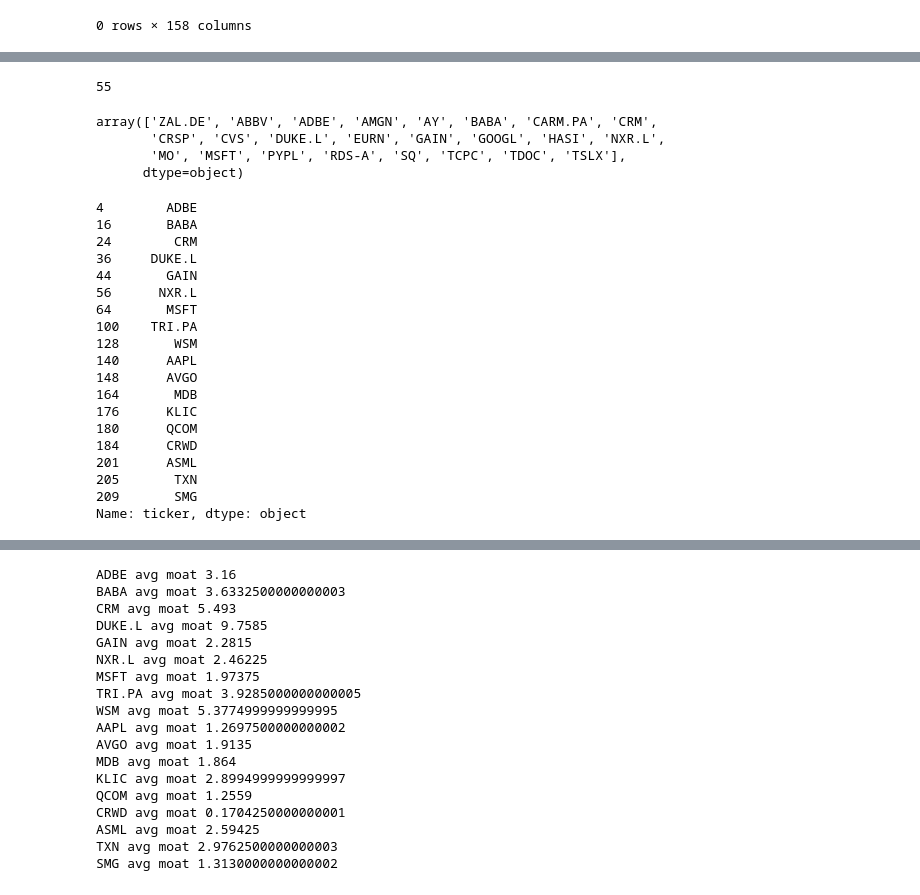
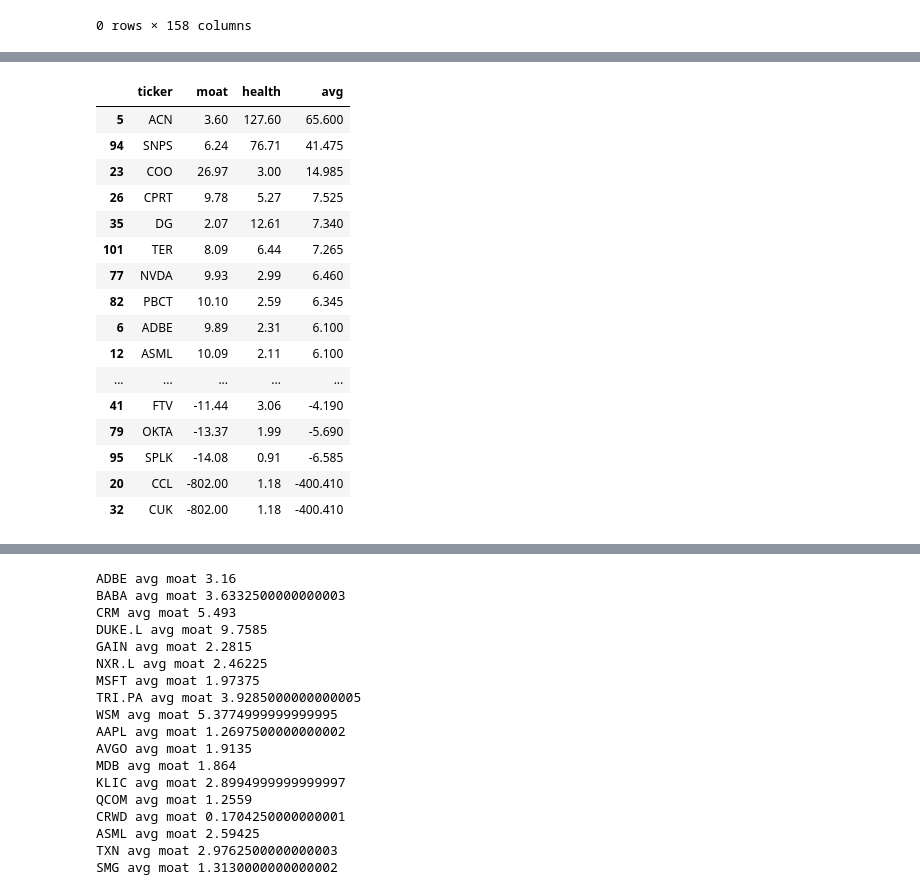
Before and after one commit to Michiel-DK/tracker, a Jupyter notebook: notebooks/try.ipynb, the cells around one changed output, grey strips where cells are left out. Saved outputs shown, nothing was run; the diff lists cells and outputs as text; code cells hidden in the pictures.

Commit message:
added tracker health/moat

```diff
--- a/notebooks/try.ipynb
+++ b/notebooks/try.ipynb
@@ -85,7 +85,7 @@ debt_ebitda REAL,
 from tracker.data_yahoo import Yahoo
 # %%
 import yfinance as yf
-info = yf.Ticker('BDEV').earnings
+info = yf.Ticker('PSMMF').earnings
 info
 # %% [output]
 |  | Open | High | Low | Close | Adj Close | Volume |
@@ -748,38 +751,36 @@ q_moat = pd.DataFrame(result, columns=colnames).drop(columns='index')
-# %%
-len(q_moat['ticker'].unique())
-# %% [output]
-55
+# %%
+cur = conn.cursor()
+cur.execute('''SELECT * from quarterly_health''')
+colnames = [desc[0] for desc in cur.description]
+result = cur.fetchall();
+q_health = pd.DataFrame(result, columns=colnames).drop(columns='index')
+# %%
+ls = []
+for i in q_moat[q_moat['year']=='2021Q4']['ticker']:
+    ls.append([i, np.round(np.mean(q_moat[q_moat['ticker']==i]['moatpercentage']),2) , np.round(np.mean(q_health[q_health['ticker']==i]['percentage']),2), \
+        np.mean([np.round(np.mean(q_moat[q_moat['ticker']==i]['moatpercentage']),2),np.round(np.mean(q_health[q_health['ticker']==i]['percentage']),2)])])
+check_2021_q = pd.DataFrame(ls, columns=['ticker', 'moat', 'health', 'avg'])
+check_2021_q.sort_values('avg', ascending=False)
+# %% [output]
+|  | ticker | moat | health | avg |
+| 5 | ACN | 3.60 | 127.60 | 65.600 |
+| 94 | SNPS | 6.24 | 76.71 | 41.475 |
+| 23 | COO | 26.97 | 3.00 | 14.985 |
+| 26 | CPRT | 9.78 | 5.27 | 7.525 |
+| 35 | DG | 2.07 | 12.61 | 7.340 |
+| 101 | TER | 8.09 | 6.44 | 7.265 |
+| 77 | NVDA | 9.93 | 2.99 | 6.460 |
+| 82 | PBCT | 10.10 | 2.59 | 6.345 |
+| 6 | ADBE | 9.89 | 2.31 | 6.100 |
+| 12 | ASML | 10.09 | 2.11 | 6.100 |
+| ... | ... | ... | ... | ... |
+| 41 | FTV | -11.44 | 3.06 | -4.190 |
+| 79 | OKTA | -13.37 | 1.99 | -5.690 |
+| 95 | SPLK | -14.08 | 0.91 | -6.585 |
+| 20 | CCL | -802.00 | 1.18 | -400.410 |
+| 32 | CUK | -802.00 | 1.18 | -400.410 |
 # %%
 cur.execute('''SELECT * from yearly_moat''')
 colnames = [desc[0] for desc in cur.description]
 result = cur.fetchall();
 y_moat = pd.DataFrame(result, columns=colnames).drop(columns='index')
-# %%
-y_moat['ticker'].unique()
-# %% [output]
-array(['ZAL.DE', 'ABBV', 'ADBE', 'AMGN', 'AY', 'BABA', 'CARM.PA', 'CRM',
-       'CRSP', 'CVS', 'DUKE.L', 'EURN', 'GAIN', 'GOOGL', 'HASI', 'NXR.L',
-       'MO', 'MSFT', 'PYPL', 'RDS-A', 'SQ', 'TCPC', 'TDOC', 'TSLX'],
-      dtype=object)
-# %%
-yearly_moat[yearly_moat['year']==2021]['ticker']
-# %% [output]
-4        ADBE
-16       BABA
-24        CRM
-36     DUKE.L
-44       GAIN
-56      NXR.L
-64       MSFT
-100    TRI.PA
-128       WSM
-140      AAPL
-148      AVGO
-164       MDB
-176      KLIC
-180      QCOM
-184      CRWD
-201      ASML
-205       TXN
-209       SMG
-Name: ticker, dtype: object
```
Also changed, not shown: parts of 18 cells of this notebook, 1 other file.
